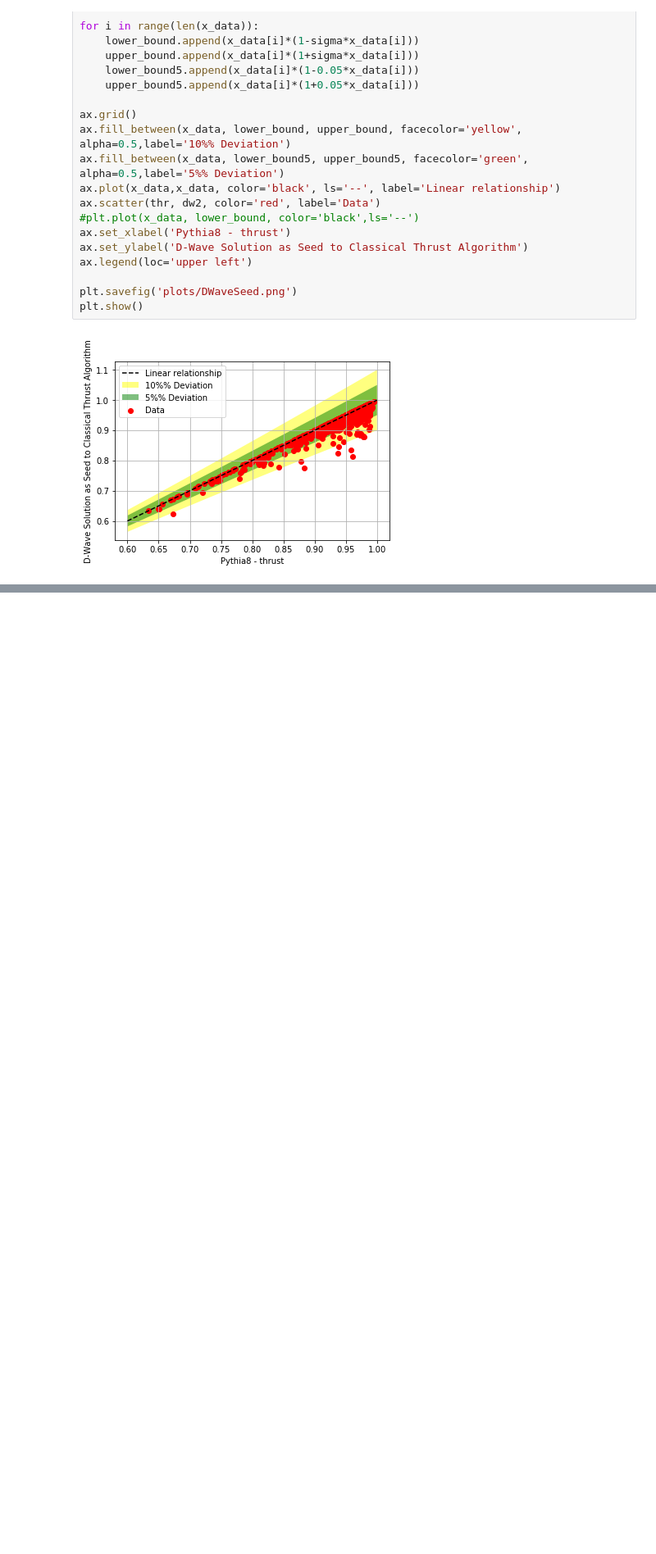
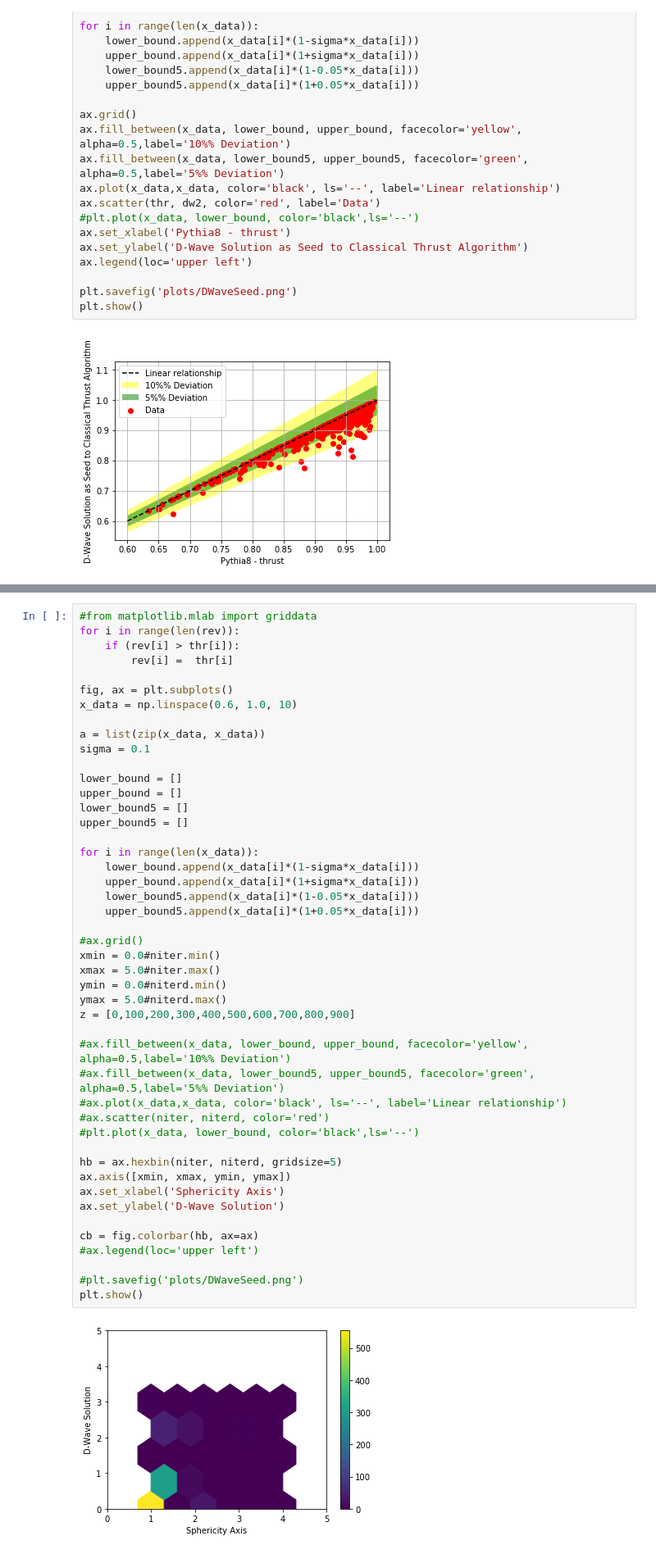
Before and after one commit to delgadoandrea/quantumjets, a Jupyter notebook: plot_results.ipynb, the cells around one changed output, grey strips where cells are left out. Shown at 82% size. Drawn from its saved outputs; the diff is of its cells as text; blank space fills up the shorter version.

```diff
--- a/plot_results.ipynb
+++ b/plot_results.ipynb
@@ -256 +257,49 @@ plt.xticks(np.arange(0,6, step=1.0))
+# %%
+#from matplotlib.mlab import griddata
+for i in range(len(rev)):
+    if (rev[i] > thr[i]):
+        rev[i] =  thr[i]
+
+fig, ax = plt.subplots()
+x_data = np.linspace(0.6, 1.0, 10)
+
+a = list(zip(x_data, x_data))
+sigma = 0.1
+
+lower_bound = []
+upper_bound = []
+lower_bound5 = []
+upper_bound5 = []
+
+for i in range(len(x_data)):
+    lower_bound.append(x_data[i]*(1-sigma*x_data[i]))
+    upper_bound.append(x_data[i]*(1+sigma*x_data[i]))
+    lower_bound5.append(x_data[i]*(1-0.05*x_data[i]))
+    upper_bound5.append(x_data[i]*(1+0.05*x_data[i]))
+
+#ax.grid()
+xmin = 0.0#niter.min()
+xmax = 5.0#niter.max()
+ymin = 0.0#niterd.min()
+ymax = 5.0#niterd.max()
+z = [0,100,200,300,400,500,600,700,800,900]
+
+#ax.fill_between(x_data, lower_bound, upper_bound, facecolor='yellow', alpha=0.5,label='10%% Deviation')
+#ax.fill_between(x_data, lower_bound5, upper_bound5, facecolor='green', alpha=0.5,label='5%% Deviation')
+#ax.plot(x_data,x_data, color='black', ls='--', label='Linear relationship')
+#ax.scatter(niter, niterd, color='red')
+#plt.plot(x_data, lower_bound, color='black',ls='--')
+
+hb = ax.hexbin(niter, niterd, gridsize=5)
+ax.axis([xmin, xmax, ymin, ymax])
+ax.set_xlabel('Sphericity Axis')
+ax.set_ylabel('D-Wave Solution')
+
+cb = fig.colorbar(hb, ax=ax)
+#ax.legend(loc='upper left')
+
+#plt.savefig('plots/DWaveSeed.png')
+plt.show()
+# %% [output]
+[figure, added]
 # %%
```
Also changed, not shown: parts of 3 cells of this notebook, 1 other file.
